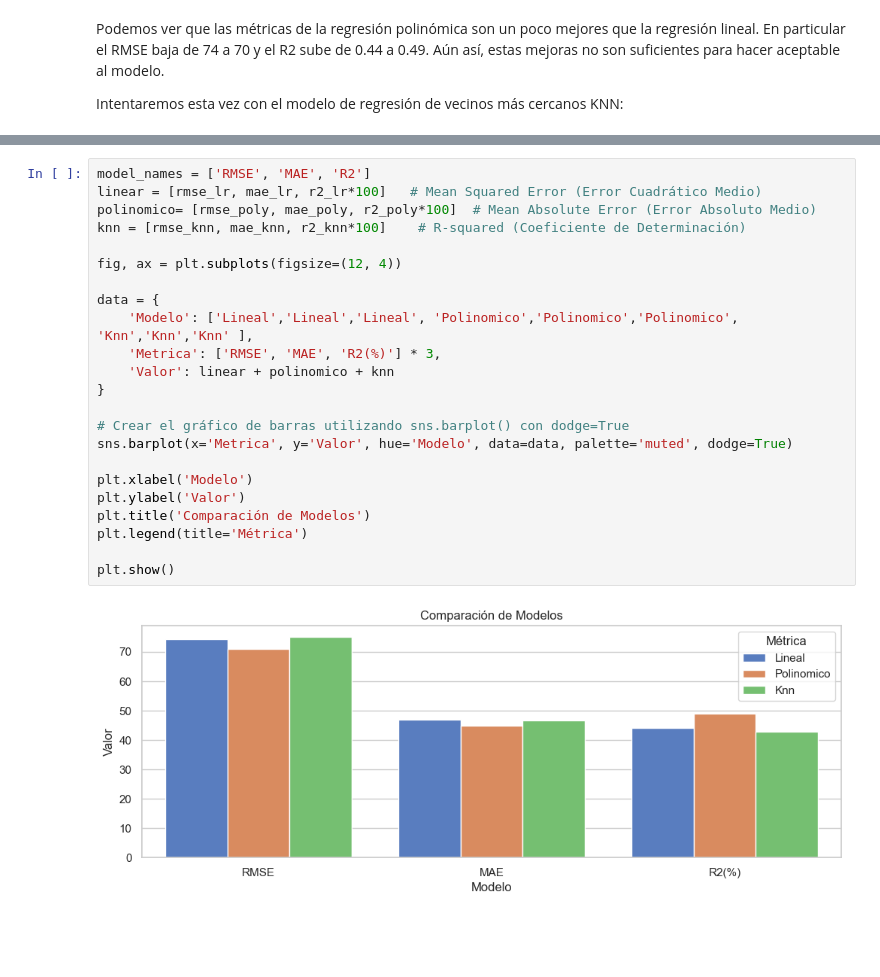
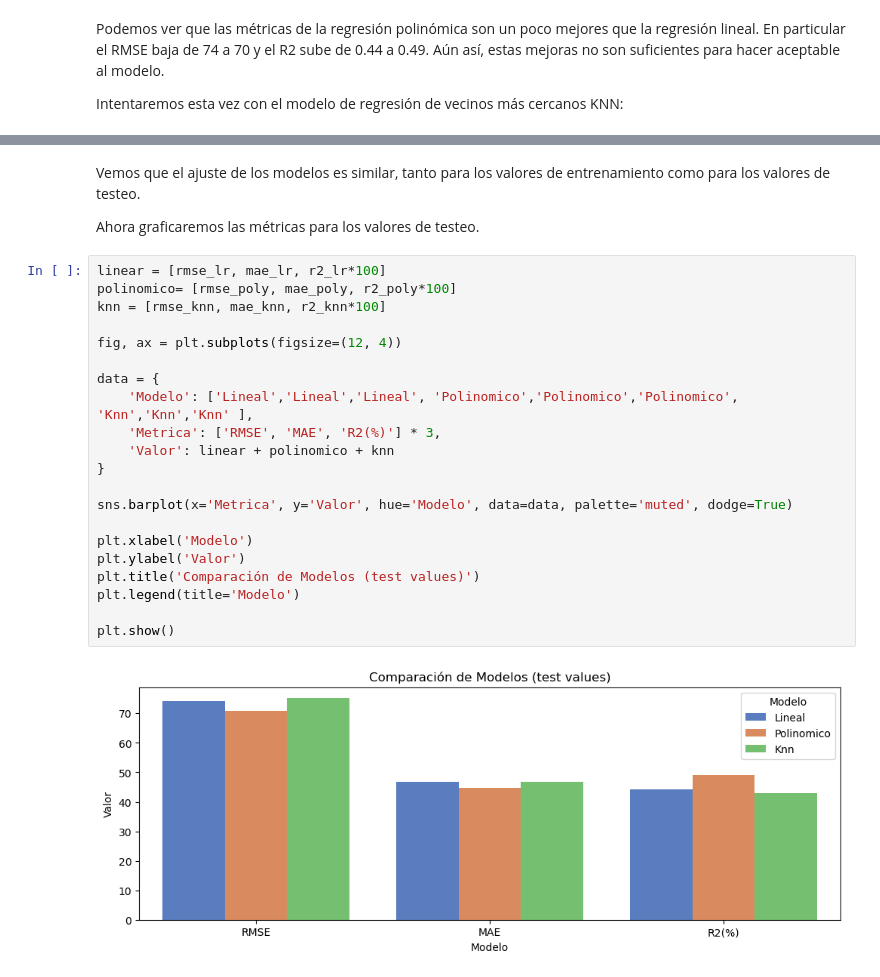
Before and after one commit to tekluis/CoderHouse, a Jupyter notebook: 6-PROYECTO_COMPLEMENTARIOI_TEK.ipynb, the cells around one changed output, grey strips where cells are left out. Cells and saved outputs as stored; diff of their text form; blank space fills up the shorter version.

```diff
--- a/6-PROYECTO_COMPLEMENTARIOI_TEK.ipynb
+++ b/6-PROYECTO_COMPLEMENTARIOI_TEK.ipynb
@@ -564,25 +644,27 @@ Para poder comparar mejor los tres modelos (lineal, polinómica y knn) haremos a
+# %% [markdown]
+Vemos que el ajuste de los modelos es similar, tanto para los valores de entrenamiento como para los valores de testeo.
+
+Ahora graficaremos las métricas para los valores de testeo.
 # %%
-model_names = ['RMSE', 'MAE', 'R2']
-linear = [rmse_lr, mae_lr, r2_lr*100]   # Mean Squared Error (Error Cuadrático Medio)
-polinomico= [rmse_poly, mae_poly, r2_poly*100]  # Mean Absolute Error (Error Absoluto Medio)
-knn = [rmse_knn, mae_knn, r2_knn*100]    # R-squared (Coeficiente de Determinación)
+linear = [rmse_lr, mae_lr, r2_lr*100]
+polinomico= [rmse_poly, mae_poly, r2_poly*100]
+knn = [rmse_knn, mae_knn, r2_knn*100]
 
 fig, ax = plt.subplots(figsize=(12, 4))
 
 data = {
     'Modelo': ['Lineal','Lineal','Lineal', 'Polinomico','Polinomico','Polinomico', 'Knn','Knn','Knn' ],
     'Metrica': ['RMSE', 'MAE', 'R2(%)'] * 3,
     'Valor': linear + polinomico + knn
 }
 
-# Crear el gráfico de barras utilizando sns.barplot() con dodge=True
 sns.barplot(x='Metrica', y='Valor', hue='Modelo', data=data, palette='muted', dodge=True)
 
 plt.xlabel('Modelo')
 plt.ylabel('Valor')
-plt.title('Comparación de Modelos')
-plt.legend(title='Métrica')
+plt.title('Comparación de Modelos (test values)')
+plt.legend(title='Modelo')
 
 plt.show()
 # %% [output]
-[figure, old version]
+[figure, new version]
```
Also changed, not shown: parts of 24 cells of this notebook, 1 other file.
